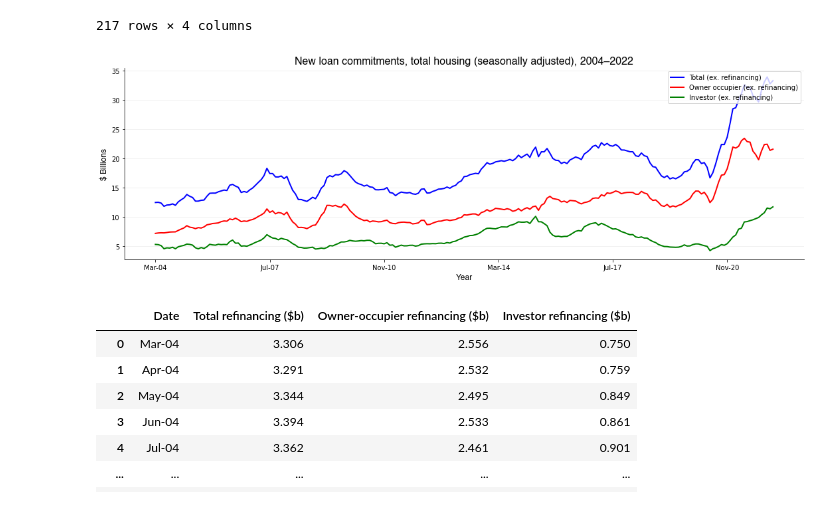
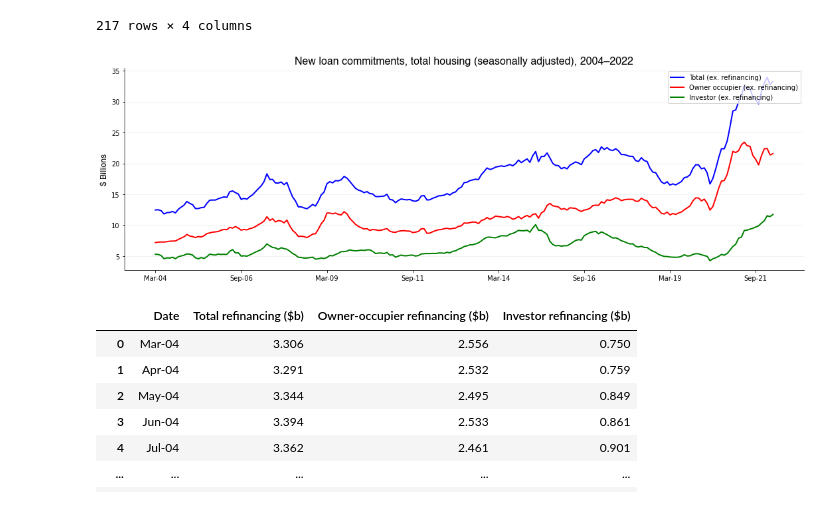
Before and after one commit to mnperic/australian-lending-indicators, a Jupyter notebook: australian_lending_indicators.ipynb, the cells around one changed output. Saved outputs shown, nothing was run; the diff lists cells and outputs as text; code cells hidden in the pictures.

```diff
--- a/australian_lending_indicators.ipynb
+++ b/australian_lending_indicators.ipynb
@@ -144,36 +141,35 @@ font_2 = {'family':'helvetica','color':'black','size':12}
 # Data
 plt.figure(figsize=(15,5))
 plt.plot(housing_commitments_df['Date'], housing_commitments_df['Total (ex. refinancing) ($b)'],
          color="blue", label='Total (ex. refinancing)', markersize='7', linewidth=2)
 plt.plot(housing_commitments_df['Date'], housing_commitments_df['Owner occupier (ex. Refinancing) ($b)'],
          color="red", label='Owner occupier (ex. refinancing)', markersize='7', linewidth=2)
 plt.plot(housing_commitments_df['Date'], housing_commitments_df['Investor (ex. Refinancing) ($b)'],
          color="green", label='Investor (ex. refinancing)', markersize='7', linewidth=2)
 
 plt.legend(loc='upper right', ncol=1)
 
 # Ticks
-plt.xticks((housing_commitments_df['Date'])[::40
+plt.xticks((housing_commitments_df['Date'])[::30
                                 ])
 
 plt.title("New loan commitments, total housing (seasonally adjusted), 2004–2022", fontdict = font_1)
-plt.xlabel("Year", fontdict = font_2)
 plt.ylabel("$ Billions", fontdict = font_2)
 
 # Grid
 matplotlib.pyplot.grid(visible=True, which='major', axis='y', color='black', alpha=0.05, linestyle='-', linewidth=1)
 
 # Aesthetics
 plt.gca().spines['top'].set_visible(False)
 plt.gca().spines['right'].set_visible(False)
 plt.tight_layout()
 
 # Show/save
 plt.savefig("/Users/minoperic/Data Analytics/Data Investigations/australian-lending-indicators-march-2022/Images/new_loan_total_housing.png",
             transparent=False, dpi=300)
 plt.show()
 # %% [output]
-[figure, old version]
+[figure, new version]
 # %%
 # Load .csv - 'external refinancing'
 
```
Also changed, not shown: parts of 9 cells of this notebook.
